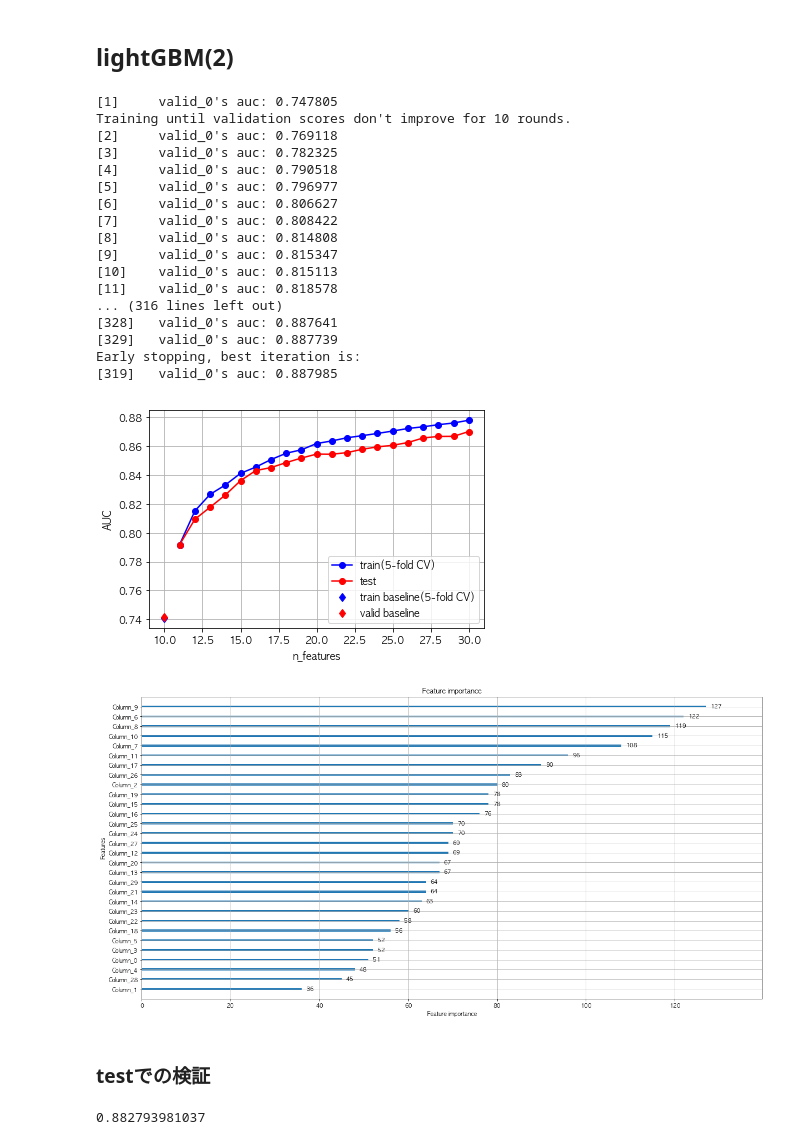
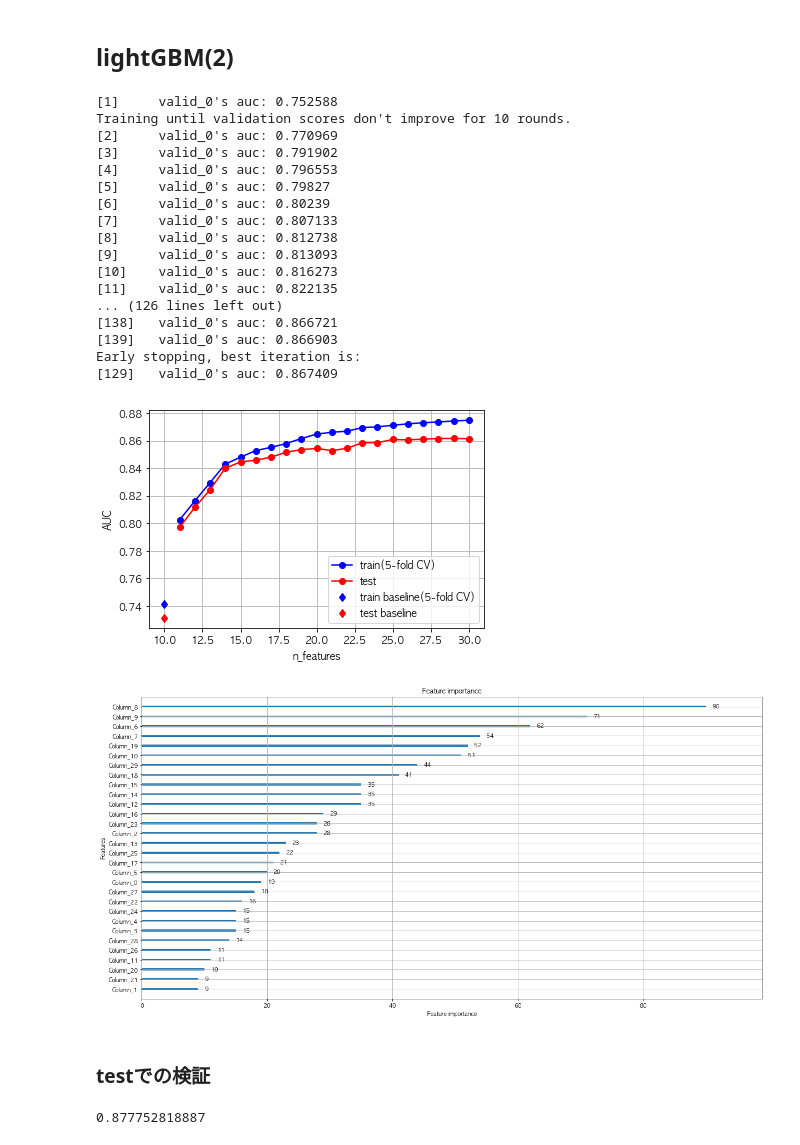
Before and after one commit to upura/upura.hatenablog, a Jupyter notebook: books_sites/genetic/genetic-programming.ipynb, the cells around one changed output. Drawn from its saved outputs; the diff is of its cells as text; code cells hidden in the pictures.

```diff
--- a/books_sites/genetic/genetic-programming.ipynb
+++ b/books_sites/genetic/genetic-programming.ipynb
@@ -22,10 +22,10 @@ X_train, X_test, y_train, y_test = train_test_split(X, y, test_size=0.2, random_
 ## lightGBM
 # %%
 import lightgbm as lgb
-X_train, X_valid, y_train, y_valid = train_test_split(X_train, y_train, test_size=0.2, random_state=123)
+X_train2, X_valid, y_train2, y_valid = train_test_split(X_train, y_train, test_size=0.2, random_state=123)
 # %%
 # データセットを生成する
-lgb_train = lgb.Dataset(X_train, y_train)
+lgb_train = lgb.Dataset(X_train2, y_train2)
 lgb_eval = lgb.Dataset(X_valid, y_valid, reference=lgb_train)
 
 lgbm_params = {
@@ -190,27 +190,24 @@ for i in tqdm(range(100)):
         # 生成変数の追加
         func = toolbox.compile(expr=best_expr)
         features_train = [X_train[:,i] for i in range(n_features)]
-        features_valid = [X_valid[:,i] for i in range(n_features)]
         features_test = [X_test[:,i] for i in range(n_features)]
         new_feat_train = func(*features_train)
-        new_feat_valid = func(*features_valid)
         new_feat_test = func(*features_test)
         X_train = np.c_[X_train, new_feat_train]
-        X_valid = np.c_[X_valid, new_feat_valid]
         X_test = np.c_[X_test, new_feat_test]
 
         ### テストAUCの計算（プロット用）
         clf.fit(X_train, y_train)
         train_auc = roc_auc_score(y_train, clf.predict_proba(X_train)[:,1])
-        valid_auc = roc_auc_score(y_valid, clf.predict_proba(X_valid)[:,1])
+        test_auc = roc_auc_score(y_test, clf.predict_proba(X_test)[:,1])
 
         # ベストAUCの更新と特徴量数の加算
         prev_auc = best_auc
         n_features += 1
 
         # 表示と出力用データの保持
-        print(n_features, best_auc, train_auc, valid_auc, end_time - start_time)
-        results.append([n_features, best_auc, train_auc, valid_auc])
+        print(n_features, best_auc, train_auc, test_auc, end_time - start_time)
+        results.append([n_features, best_auc, train_auc, test_auc])
         exprs.append(best_expr)
 
         # 変数追加後の特徴量数が30を超えた場合break
@@ -450,53 +447,55 @@ mul(ARG28, cos(ARG6))
 # %% [markdown]
 ## lightGBM(2)
 # %%
+X_train2, X_valid, y_train2, y_valid = train_test_split(X_train, y_train, test_size=0.2, random_state=123)
+
 # データセットを生成する
-lgb_train = lgb.Dataset(X_train, y_train)
+lgb_train = lgb.Dataset(X_train2, y_train2)
 lgb_eval = lgb.Dataset(X_valid, y_valid, reference=lgb_train)
 
 lgbm_params = {
     'learning_rate': 0.1,
     'num_leaves': 8,
     'boosting_type' : 'gbdt',
     'subsample' : 0.8,
     'reg_alpha' : 1,
     'reg_lambda' : 1,
     'objective': 'regression',
     'metric': 'auc',
     }
 
 # 上記のパラメータでモデルを学習する
 model2 = lgb.train(lgbm_params, lgb_train,
                   # モデルの評価用データを渡す
                   valid_sets=lgb_eval,
                   # 最大で 1000 ラウンドまで学習する
                   num_boost_round=1000,
                   # 10 ラウンド経過しても性能が向上しないときは学習を打ち切る
                   early_stopping_rounds=10)
 
 # 特徴量の重要度をプロットする
 lgb.plot_importance(model2, figsize=(20, 10))
 plt.show()
 # %% [output]
-[1]     valid_0's auc: 0.747805
+[1]     valid_0's auc: 0.752588
 Training until validation scores don't improve for 10 rounds.
-[2]     valid_0's auc: 0.769118
-[3]     valid_0's auc: 0.782325
-[4]     valid_0's auc: 0.790518
-[5]     valid_0's auc: 0.796977
-[6]     valid_0's auc: 0.806627
-[7]     valid_0's auc: 0.808422
-[8]     valid_0's auc: 0.814808
-[9]     valid_0's auc: 0.815347
-[10]    valid_0's auc: 0.815113
-[11]    valid_0's auc: 0.818578
-... (316 lines left out)
-[328]   valid_0's auc: 0.887641
-[329]   valid_0's auc: 0.887739
+[2]     valid_0's auc: 0.770969
+[3]     valid_0's auc: 0.791902
+[4]     valid_0's auc: 0.796553
+[5]     valid_0's auc: 0.79827
+[6]     valid_0's auc: 0.80239
+[7]     valid_0's auc: 0.807133
+[8]     valid_0's auc: 0.812738
+[9]     valid_0's auc: 0.813093
+[10]    valid_0's auc: 0.816273
+[11]    valid_0's auc: 0.822135
+... (126 lines left out)
+[138]   valid_0's auc: 0.866721
+[139]   valid_0's auc: 0.866903
 Early stopping, best iteration is:
-[319]   valid_0's auc: 0.887985
+[129]   valid_0's auc: 0.867409
-[figure, old version]
+[figure, new version]
-[figure, old version]
+[figure, new version]
 # %% [markdown]
 ### testでの検証
 # %%
@@ -507,4 +506,4 @@ y_pred = model2.predict(X_test, num_iteration=model2.best_iteration)
 auc = roc_auc_score(y_test, y_pred)
 print(auc)
 # %% [output]
-0.882793981037
+0.877752818887
```
Also changed, not shown: parts of 5 cells of this notebook, 1 other file.
